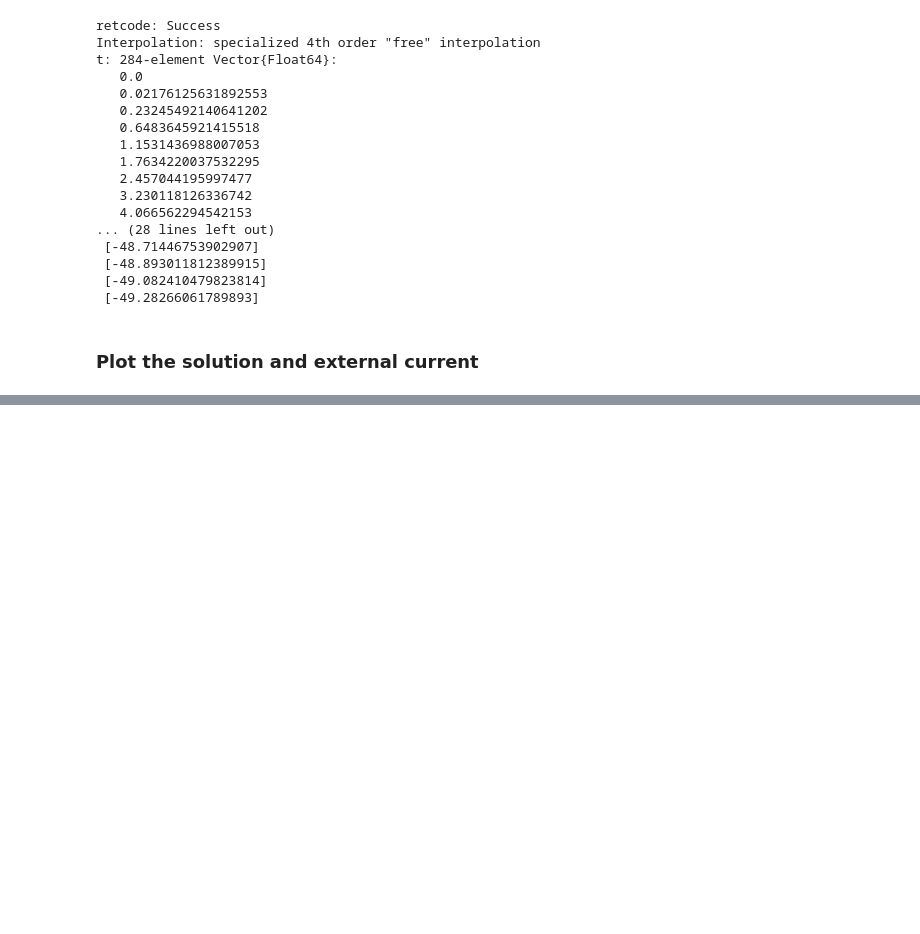
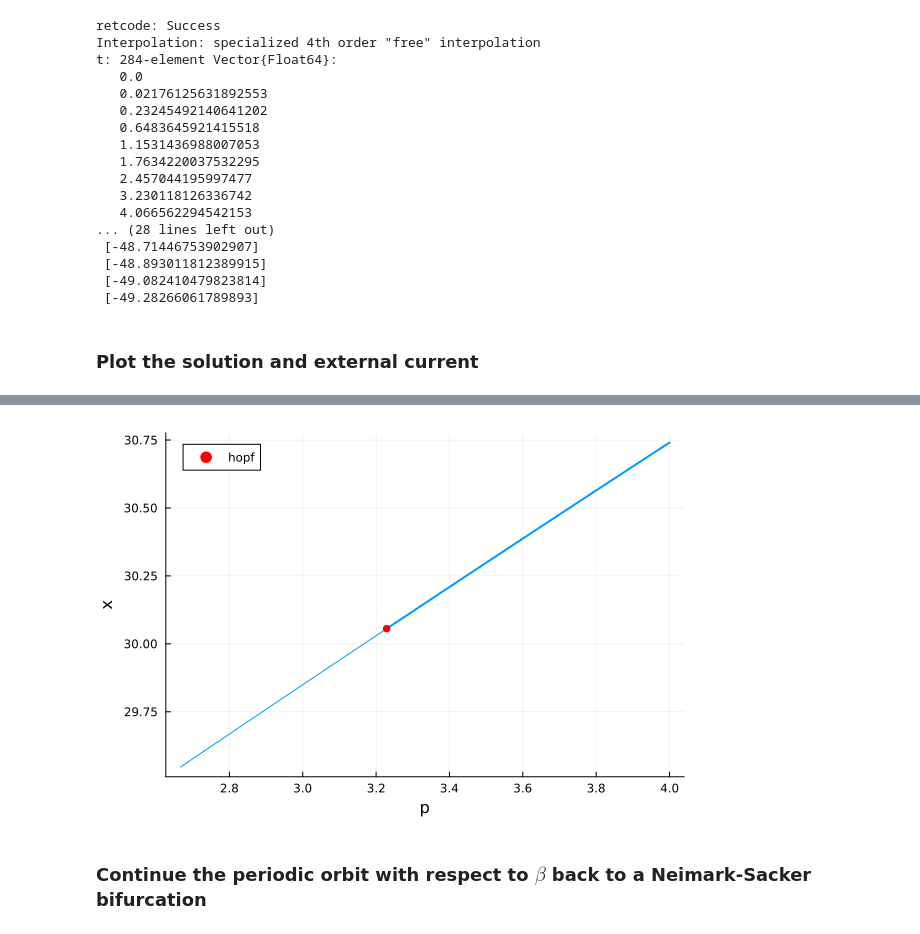
Before and after one commit to hinsley/siam-student-conf-2025, a Jupyter notebook: notebooks/dynamics.ipynb, the cells around one changed output, grey strips where cells are left out. Saved outputs shown, nothing was run; the diff lists cells and outputs as text; code cells hidden in the pictures; blank space fills up the shorter version.

```diff
--- a/notebooks/dynamics.ipynb
+++ b/notebooks/dynamics.ipynb
@@ -239,0 +365,19 @@ fig
+# %%
+# Out-of-place derivatives for bifurcation continuation.
+function lorenz_bifn(u, p)
+  # Extract parameters.
+  ρ, σ, β = p
+
+  # Extract state variables.
+  x, y, z = u
+
+  # Define the Lorenz system equations.
+  du = [
+    σ * (y - x),
+    x * (ρ - z) - y,
+    x * y - β * z
+  ]
+
+  # Return the derivatives.
+  du
+end
@@ -239,0 +386,4 @@ fig
+# %%
+# We're going to do an equilibrium continuation with respect to the β parameter
+# (parameter 3).
+bifn_prob = BifurcationProblem(lorenz_bifn, u0, p, 3)
@@ -239,0 +396,5 @@ fig
+# %%
+# Specify a continuation range.
+#
+# We want to continue β in the positive direction.
+opts_br = ContinuationPar(p_min = 8.0/3.0, p_max = 4.0)
@@ -239,0 +421,2 @@ fig
+# %%
+br = continuation(bifn_prob, MoorePenrose(), opts_br; normC = norminf)
@@ -239,0 +433,10 @@ fig
+# %%
+# BifurcationKit.jl does support Makie, but the documentation primarily uses
+# Plots.jl.
+using Plots
+
+scene = plot(br, plotfold=false, markersize=4, legend=:topleft)
+# %% [output]
+[figure, added]
+# %% [markdown]
+### Continue the periodic orbit with respect to $\beta$ back to a Neimark-Sacker bifurcation
```
Also changed, not shown: parts of 26 cells of this notebook, 2 other files.
